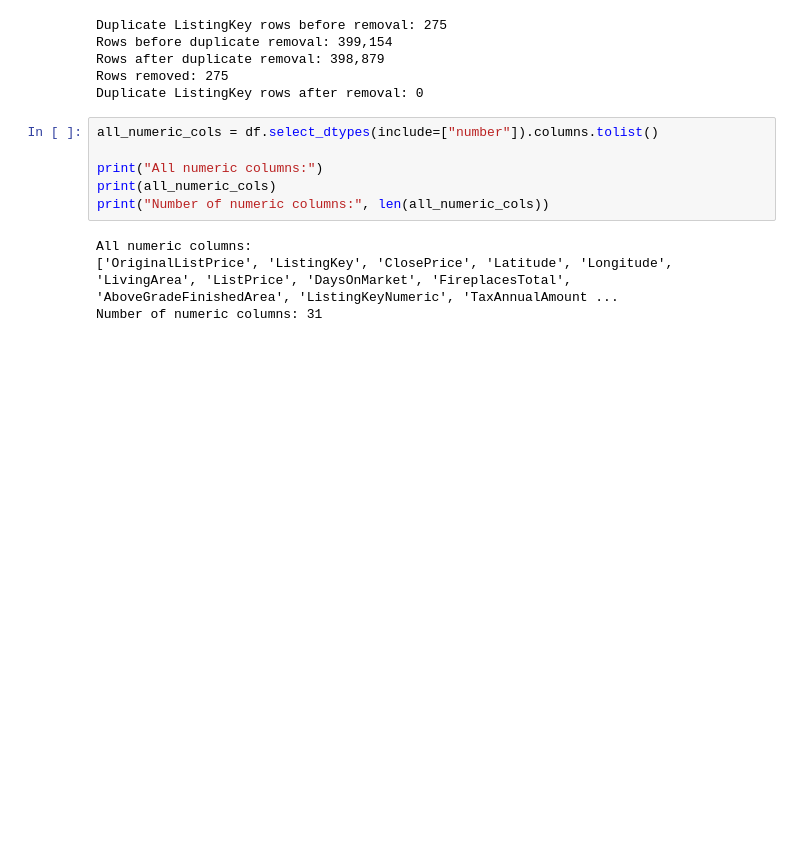
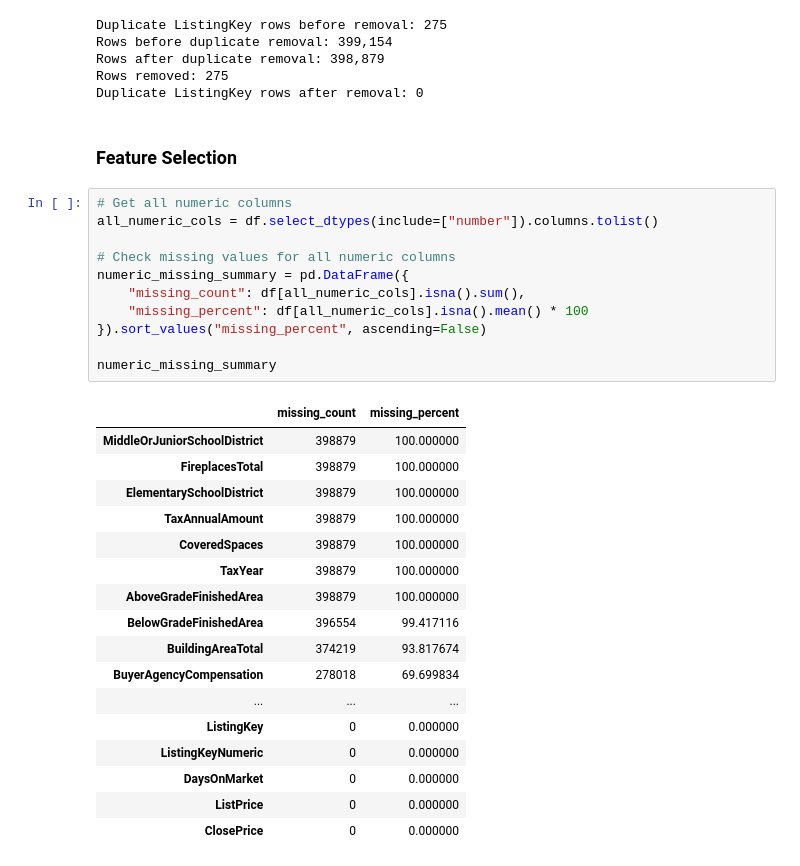
Before and after one commit to miatrn20/IDX-Exchange-Internship-Data_Science-Summer2026, a Jupyter notebook: 02_preprocessing.ipynb, the cells around one changed output. Drawn from its saved outputs; the diff is of its cells as text; blank space fills up the shorter version.

```diff
--- a/02_preprocessing.ipynb
+++ b/02_preprocessing.ipynb
@@ -131,14 +136,35 @@ Rows before duplicate removal: 399,154
 Rows after duplicate removal: 398,879
 Rows removed: 275
 Duplicate ListingKey rows after removal: 0
-# %%
-all_numeric_cols = df.select_dtypes(include=["number"]).columns.tolist()
-
-print("All numeric columns:")
-print(all_numeric_cols)
-print("Number of numeric columns:", len(all_numeric_cols))
-# %% [output]
-All numeric columns:
-['OriginalListPrice', 'ListingKey', 'ClosePrice', 'Latitude', 'Longitude', 'LivingArea', 'ListPrice', 'DaysOnMarket', 'FireplacesTotal', 'AboveGradeFinishedArea', 'ListingKeyNumeric', 'TaxAnnualAmount ...
-Number of numeric columns: 31
+# %% [markdown]
+### **Feature Selection**
+# %%
+# Get all numeric columns
+all_numeric_cols = df.select_dtypes(include=["number"]).columns.tolist()
+
+# Check missing values for all numeric columns
+numeric_missing_summary = pd.DataFrame({
+    "missing_count": df[all_numeric_cols].isna().sum(),
+    "missing_percent": df[all_numeric_cols].isna().mean() * 100
+}).sort_values("missing_percent", ascending=False)
+
+numeric_missing_summary
+# %% [output]
+|  | missing_count | missing_percent |
+| MiddleOrJuniorSchoolDistrict | 398879 | 100.000000 |
+| FireplacesTotal | 398879 | 100.000000 |
+| ElementarySchoolDistrict | 398879 | 100.000000 |
+| TaxAnnualAmount | 398879 | 100.000000 |
+| CoveredSpaces | 398879 | 100.000000 |
+| TaxYear | 398879 | 100.000000 |
+| AboveGradeFinishedArea | 398879 | 100.000000 |
+| BelowGradeFinishedArea | 396554 | 99.417116 |
+| BuildingAreaTotal | 374219 | 93.817674 |
+| BuyerAgencyCompensation | 278018 | 69.699834 |
+| ... | ... | ... |
+| ListingKey | 0 | 0.000000 |
+| ListingKeyNumeric | 0 | 0.000000 |
+| DaysOnMarket | 0 | 0.000000 |
+| ListPrice | 0 | 0.000000 |
+| ClosePrice | 0 | 0.000000 |
 # %%
```
Also changed, not shown: parts of 24 cells of this notebook.
